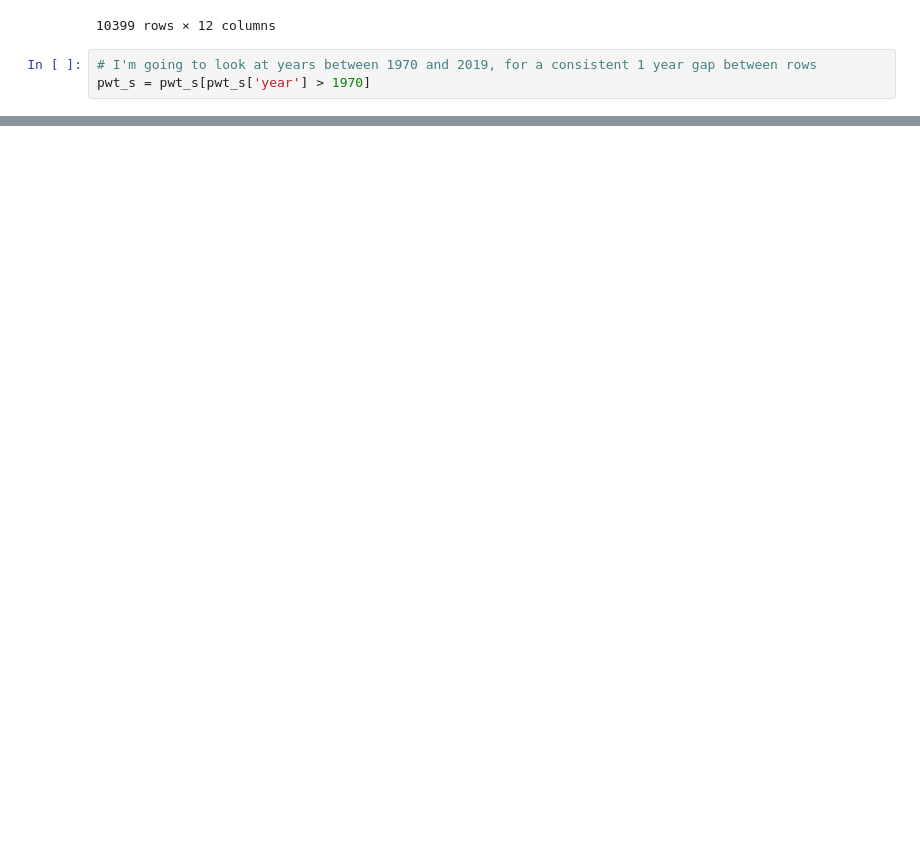
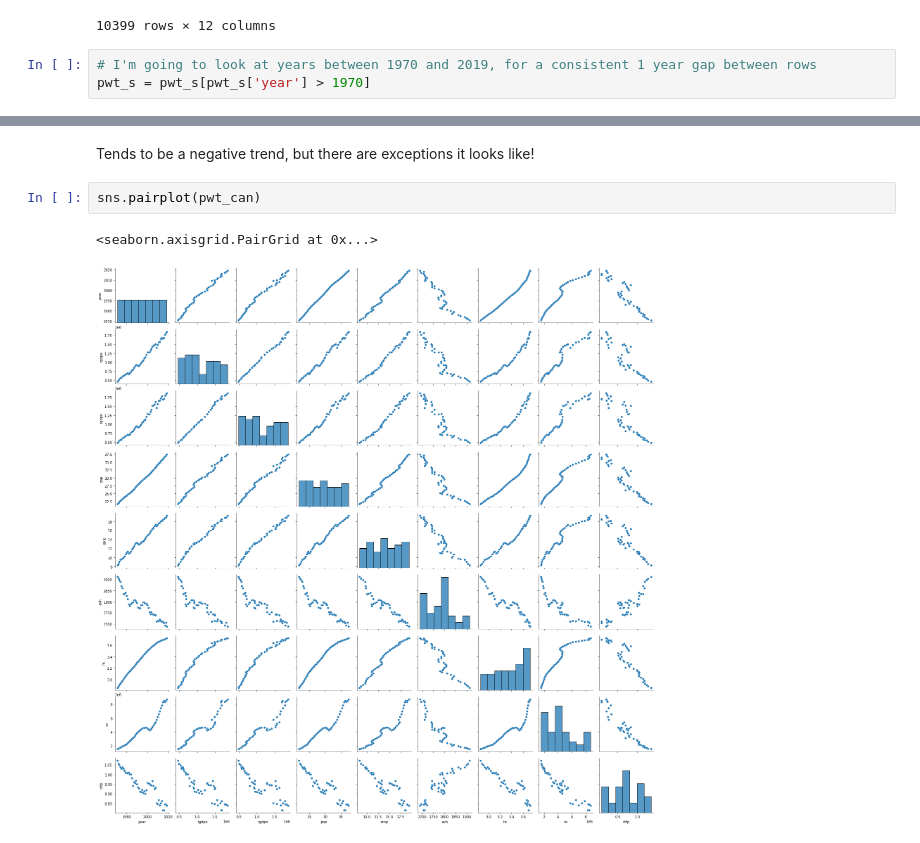
Before and after one commit to ubco-W2022T1-cosc301/project-group17, a Jupyter notebook: notebooks/analysis2.ipynb, the cells around one changed output, grey strips where cells are left out. Drawn from its saved outputs; the diff is of its cells as text; blank space fills up the shorter version.

```diff
--- a/notebooks/analysis2.ipynb
+++ b/notebooks/analysis2.ipynb
@@ -152,0 +175,7 @@ From first look, there is strong correlation between number employed and the pop
+# %% [markdown]
+Tends to be a negative trend, but there are exceptions it looks like!
+# %%
+sns.pairplot(pwt_can)
+# %% [output]
+<seaborn.axisgrid.PairGrid at 0x...>
+[figure, added]
```
Also changed, not shown: parts of 8 cells of this notebook.
